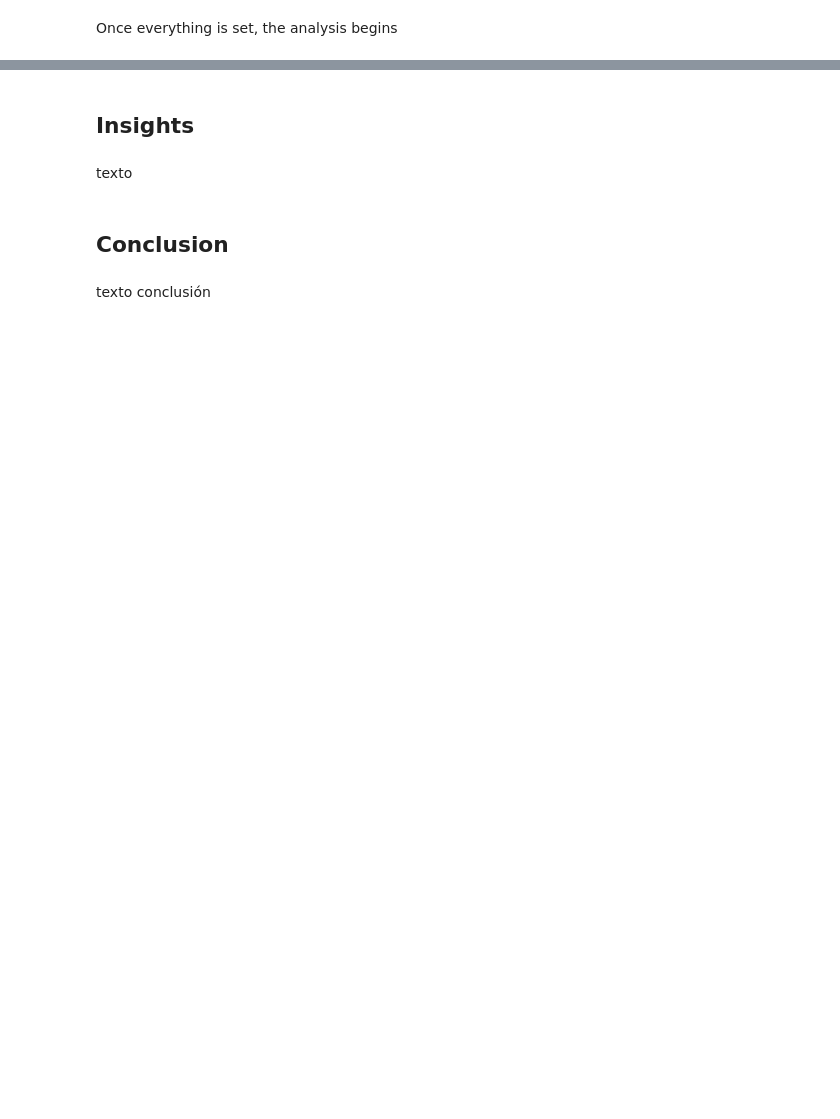
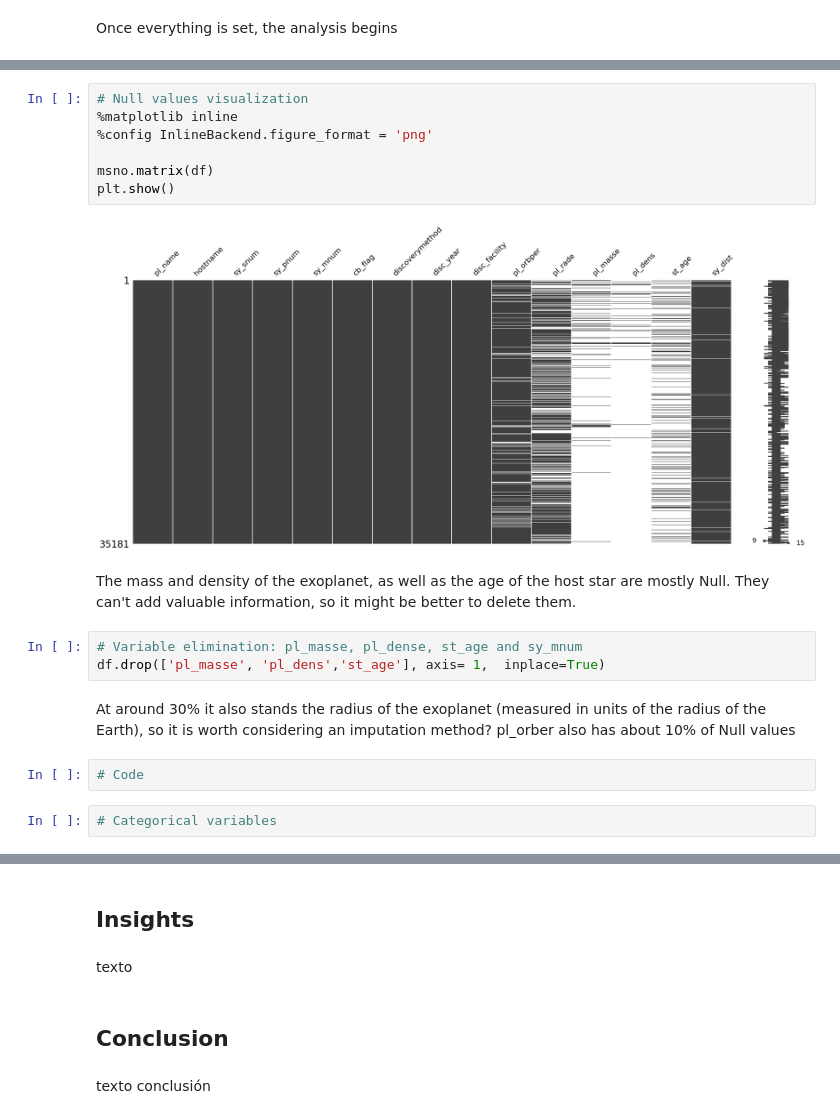
Before and after one commit to AlejandroBlancoFernandez/ExoplanetEDA, a Jupyter notebook: ExoplanetEDA.ipynb, the cells around one changed output, grey strips where cells are left out. Drawn from its saved outputs; the diff is of its cells as text; blank space fills up the shorter version.

```diff
--- a/ExoplanetEDA.ipynb
+++ b/ExoplanetEDA.ipynb
@@ -57,0 +130,20 @@ df.head()
+# %%
+# Null values visualization
+%matplotlib inline
+%config InlineBackend.figure_format = 'png'
+
+msno.matrix(df)
+plt.show()
+# %% [output]
+[figure, added]
+# %% [markdown]
+The mass and density of the exoplanet, as well as the age of the host star are mostly Null. They can't add valuable information, so it might be better to delete them.
+# %%
+# Variable elimination: pl_masse, pl_dense, st_age and sy_mnum
+df.drop(['pl_masse', 'pl_dens','st_age'], axis= 1,  inplace=True)
+# %% [markdown]
+At around 30% it also stands the radius of the exoplanet (measured in units of the radius of the Earth), so it is worth considering an imputation method? pl_orber also has about 10% of Null values
+# %%
+# Code
+# %%
+# Categorical variables
```
Also changed, not shown: parts of 13 cells of this notebook.
